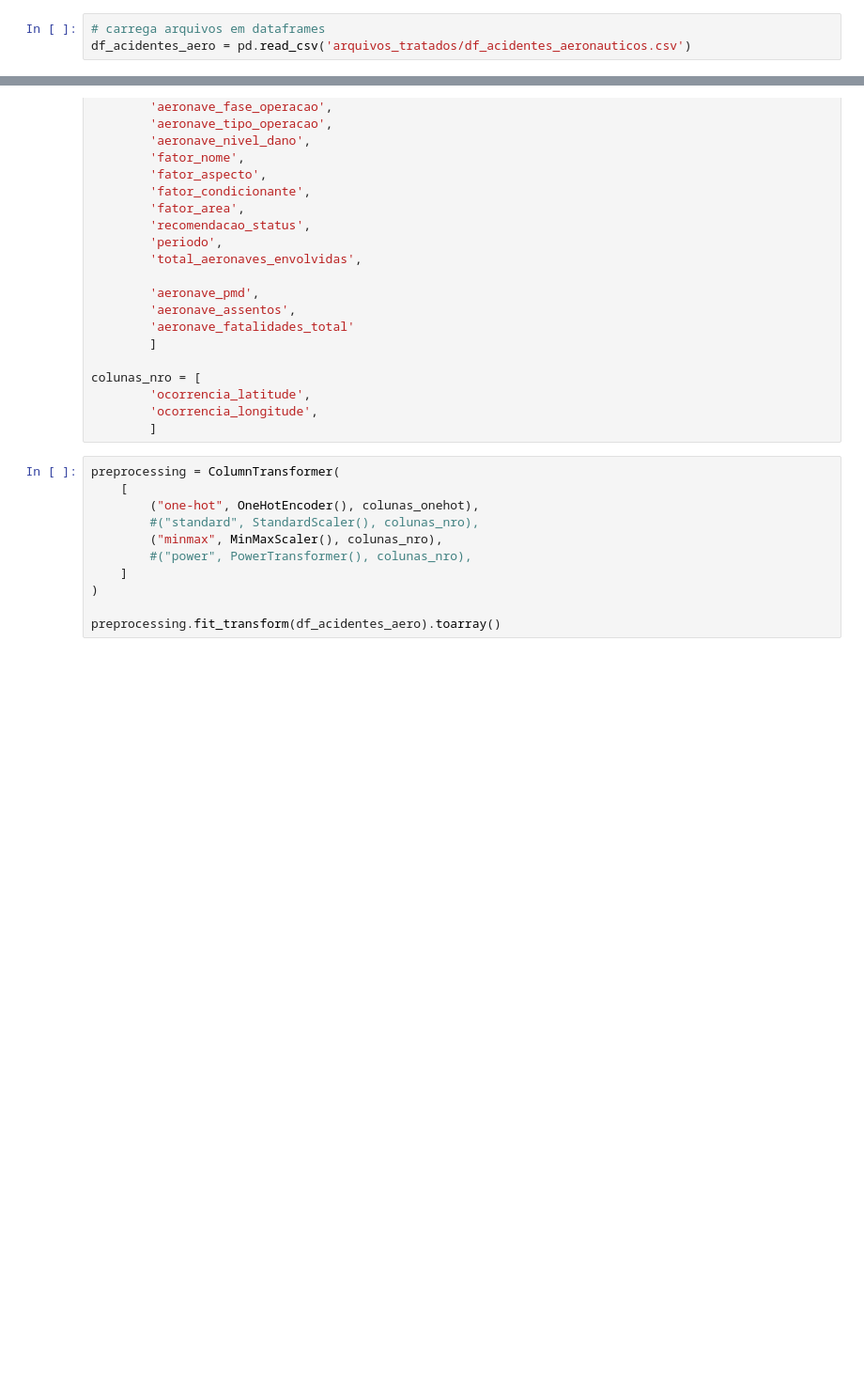
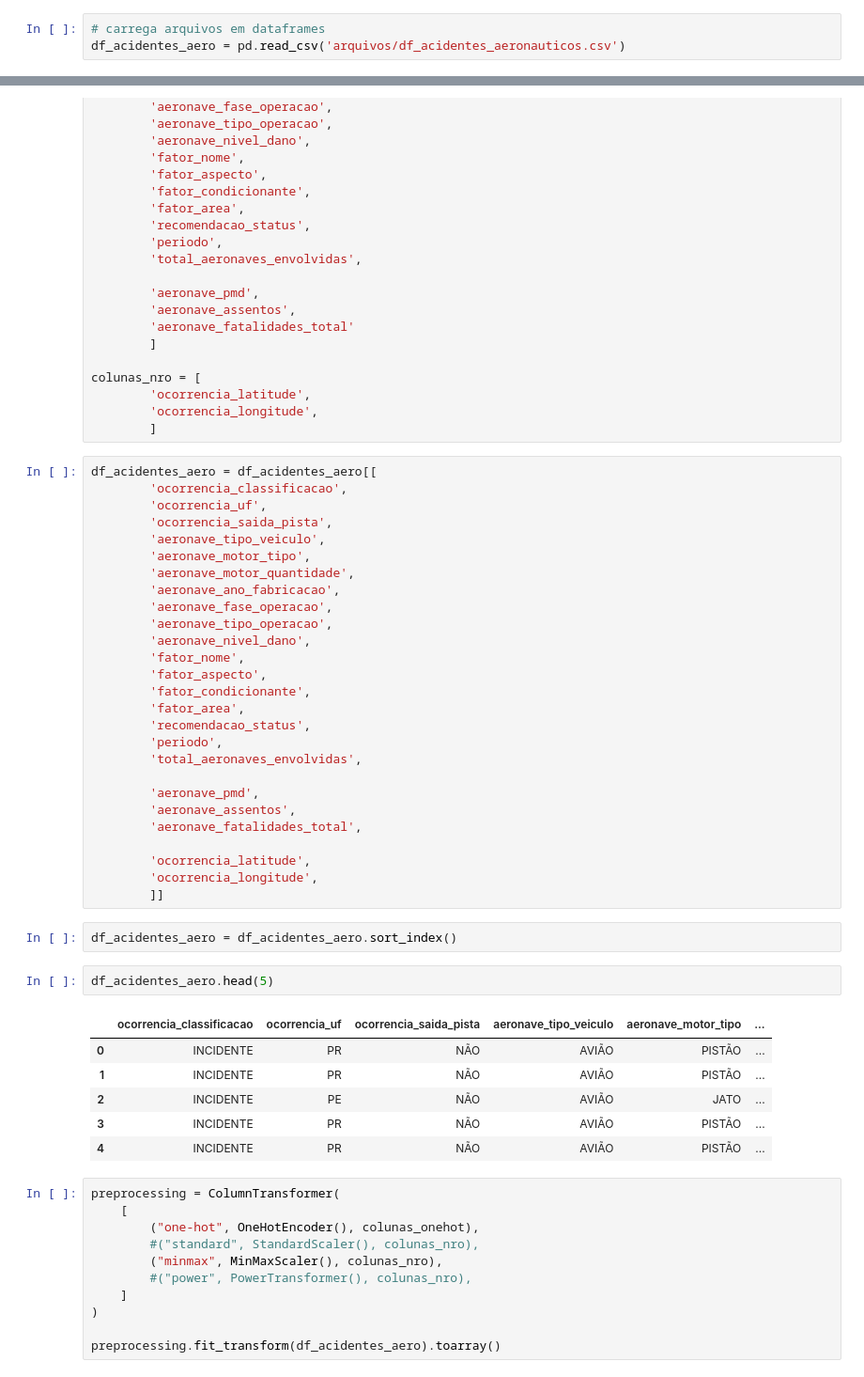
Before and after one commit to jairobernardesjunior/Cenipa_clustering, a Jupyter notebook: 01 cenipa_clustering_analisa.ipynb, the cells around one changed output, grey strips where cells are left out. Shown at 94% size. Saved outputs shown, nothing was run; the diff lists cells and outputs as text; blank space fills up the shorter version.

```diff
--- a/01 cenipa_clustering_analisa.ipynb
+++ b/01 cenipa_clustering_analisa.ipynb
@@ -38,7 +38,7 @@ import warnings
 warnings.simplefilter('ignore')
 # %%
 # carrega arquivos em dataframes
-df_acidentes_aero = pd.read_csv('arquivos_tratados/df_acidentes_aeronauticos.csv')
+df_acidentes_aero = pd.read_csv('arquivos/df_acidentes_aeronauticos.csv')
 # %%
 # verifica o tamanho do arquivo
 df_acidentes_aero.shape
@@ -163,6 +163,44 @@ colunas_nro = [
         'ocorrencia_latitude',
         'ocorrencia_longitude',
         ]
+# %%
+df_acidentes_aero = df_acidentes_aero[[
+        'ocorrencia_classificacao',
+        'ocorrencia_uf',
+        'ocorrencia_saida_pista',
+        'aeronave_tipo_veiculo',
+        'aeronave_motor_tipo',
+        'aeronave_motor_quantidade',
+        'aeronave_ano_fabricacao',
+        'aeronave_fase_operacao',
+        'aeronave_tipo_operacao',
+        'aeronave_nivel_dano',
+        'fator_nome',
+        'fator_aspecto',
+        'fator_condicionante',
+        'fator_area',
+        'recomendacao_status',
+        'periodo',
+        'total_aeronaves_envolvidas',
+
+        'aeronave_pmd',
+        'aeronave_assentos',
+        'aeronave_fatalidades_total',
+
+        'ocorrencia_latitude',
+        'ocorrencia_longitude',
+        ]]
+# %%
+df_acidentes_aero = df_acidentes_aero.sort_index()
+# %%
+df_acidentes_aero.head(5)
+# %% [output]
+|  | ocorrencia_classificacao | ocorrencia_uf | ocorrencia_saida_pista | aeronave_tipo_veiculo | aeronave_motor_tipo | ... |
+| 0 | INCIDENTE | PR | NÃO | AVIÃO | PISTÃO | ... |
+| 1 | INCIDENTE | PR | NÃO | AVIÃO | PISTÃO | ... |
+| 2 | INCIDENTE | PE | NÃO | AVIÃO | JATO | ... |
+| 3 | INCIDENTE | PR | NÃO | AVIÃO | PISTÃO | ... |
+| 4 | INCIDENTE | PR | NÃO | AVIÃO | PISTÃO | ... |
 # %%
 preprocessing = ColumnTransformer(
     [
```
Also changed, not shown: parts of 14 cells of this notebook, 12 other files.
